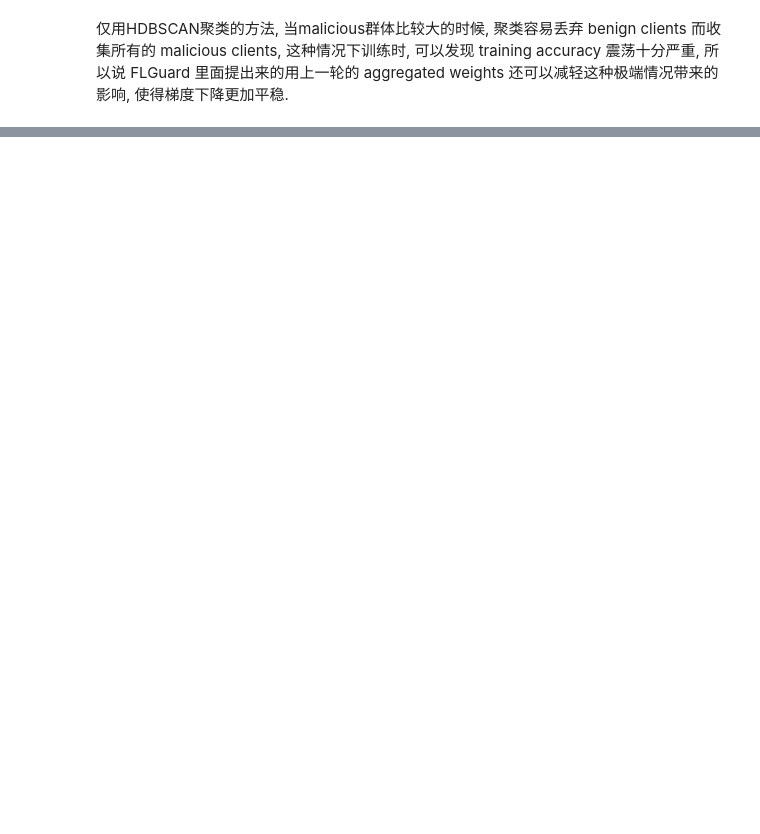
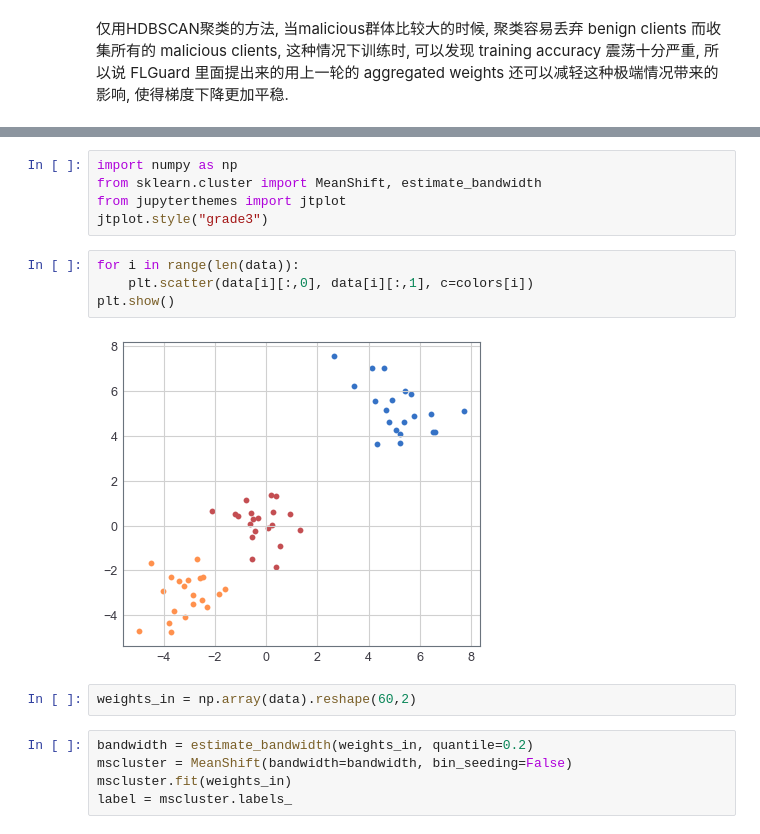
Before and after one commit to Timo9Madrid7/maliciousfl, a Jupyter notebook: myTest.ipynb, the cells around one changed output, grey strips where cells are left out. Drawn from its saved outputs; the diff is of its cells as text; blank space fills up the shorter version.

```diff
--- a/myTest.ipynb
+++ b/myTest.ipynb
@@ -90,0 +124,18 @@ plt.show()
+# %%
+import numpy as np
+from sklearn.cluster import MeanShift, estimate_bandwidth
+from jupyterthemes import jtplot
+jtplot.style("grade3")
+# %%
+for i in range(len(data)):
+    plt.scatter(data[i][:,0], data[i][:,1], c=colors[i])
+plt.show()
+# %% [output]
+[figure, added]
+# %%
+weights_in = np.array(data).reshape(60,2)
+# %%
+bandwidth = estimate_bandwidth(weights_in, quantile=0.2)
+mscluster = MeanShift(bandwidth=bandwidth, bin_seeding=False)
+mscluster.fit(weights_in)
+label = mscluster.labels_
```
Also changed, not shown: parts of 14 cells of this notebook.
